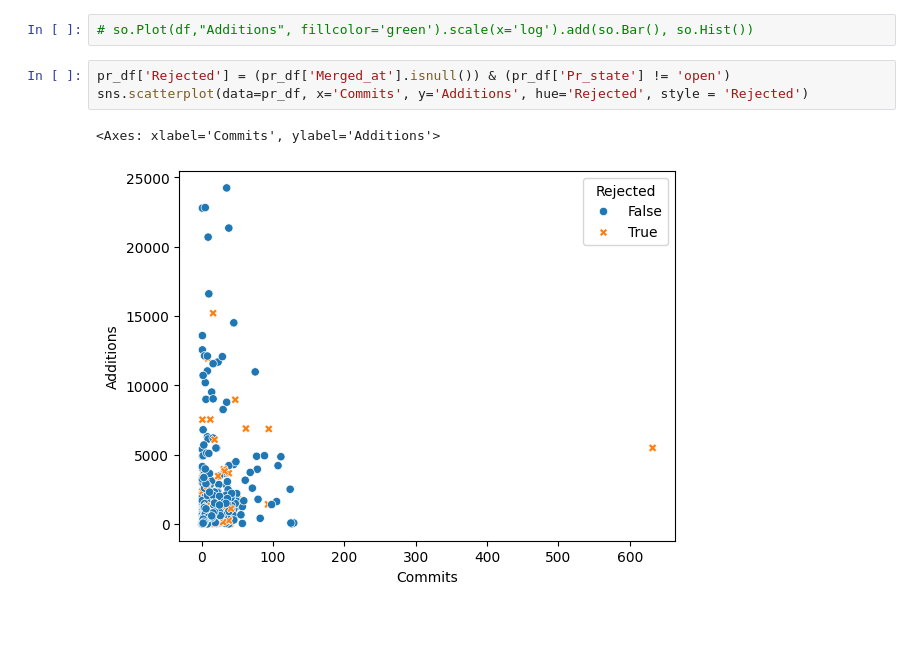
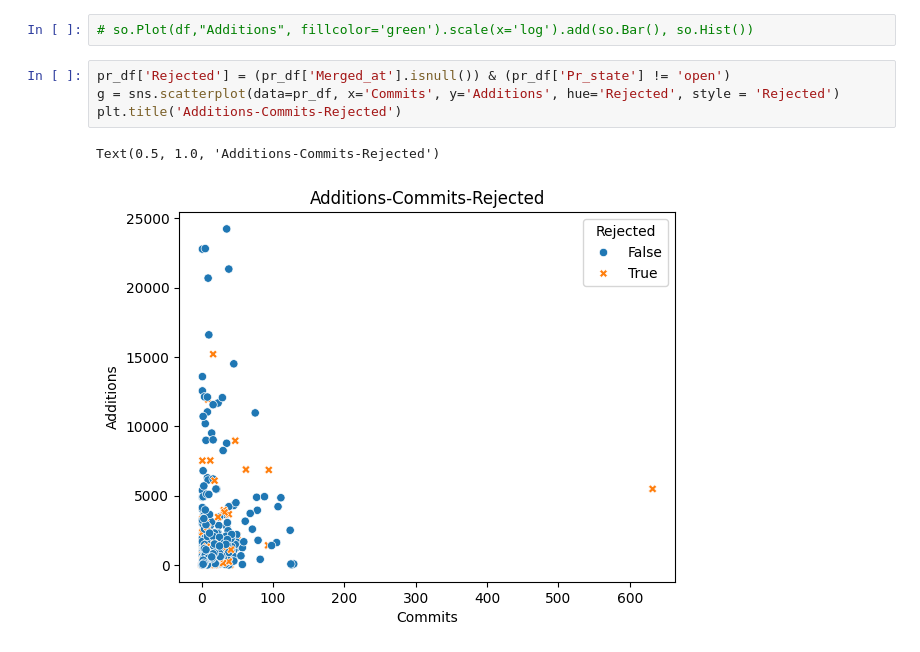
Before and after one commit to bokuwakira1411/PythonDataAnalysis, a Jupyter notebook: dataAnalyst.ipynb, the cells around one changed output. Saved outputs shown, nothing was run; the diff lists cells and outputs as text; blank space fills up the shorter version.

```diff
--- a/dataAnalyst.ipynb
+++ b/dataAnalyst.ipynb
@@ -316,7 +334,8 @@ Passing `palette` without assigning `hue` is deprecated and will be removed in v
 # so.Plot(df,"Additions", fillcolor='green').scale(x='log').add(so.Bar(), so.Hist())
 # %%
 pr_df['Rejected'] = (pr_df['Merged_at'].isnull()) & (pr_df['Pr_state'] != 'open')
-sns.scatterplot(data=pr_df, x='Commits', y='Additions', hue='Rejected', style = 'Rejected')
+g = sns.scatterplot(data=pr_df, x='Commits', y='Additions', hue='Rejected', style = 'Rejected')
+plt.title('Additions-Commits-Rejected')
 # %% [output]
-<Axes: xlabel='Commits', ylabel='Additions'>
+Text(0.5, 1.0, 'Additions-Commits-Rejected')
-[figure, old version]
+[figure, new version]
```
Also changed, not shown: parts of 2 cells of this notebook, 4 other files.
